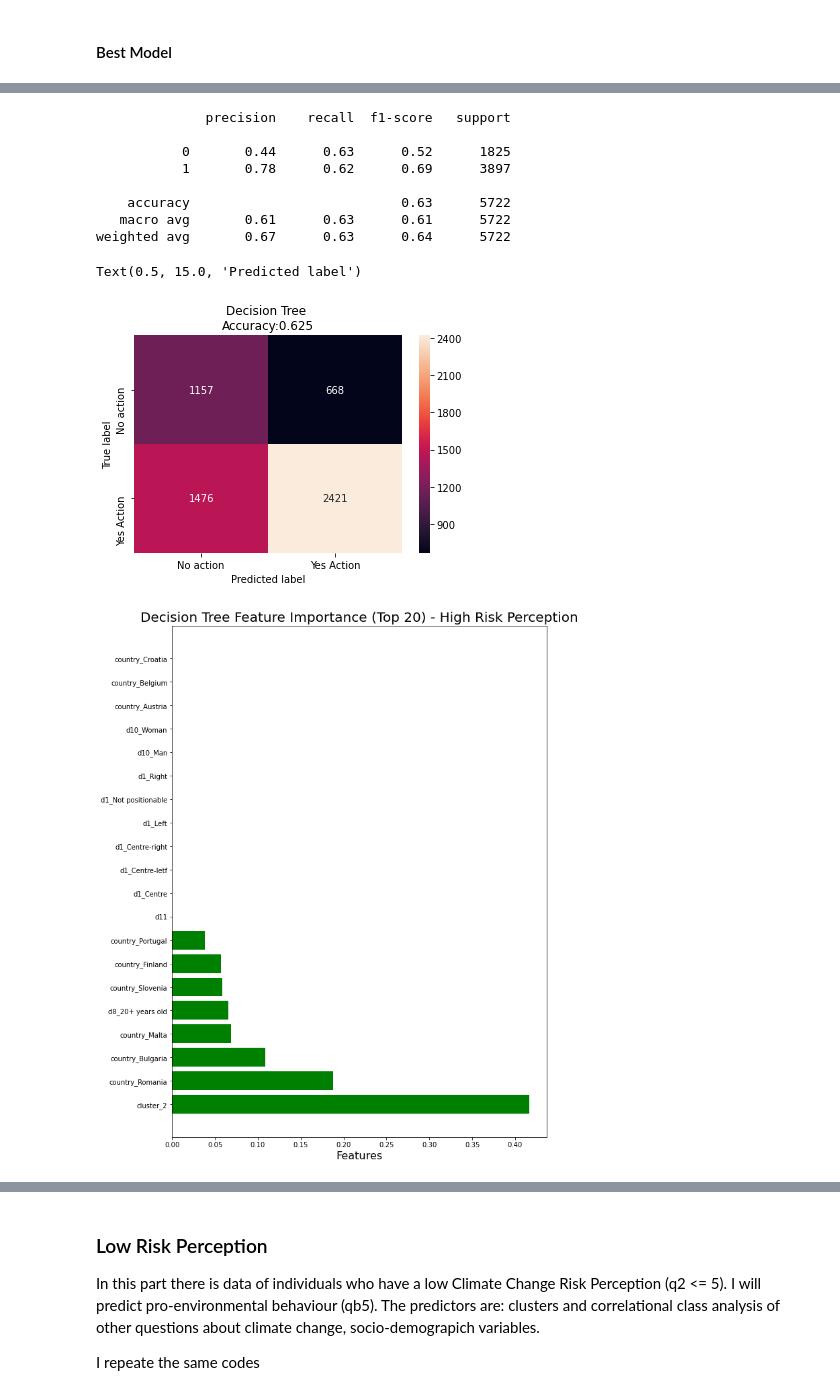
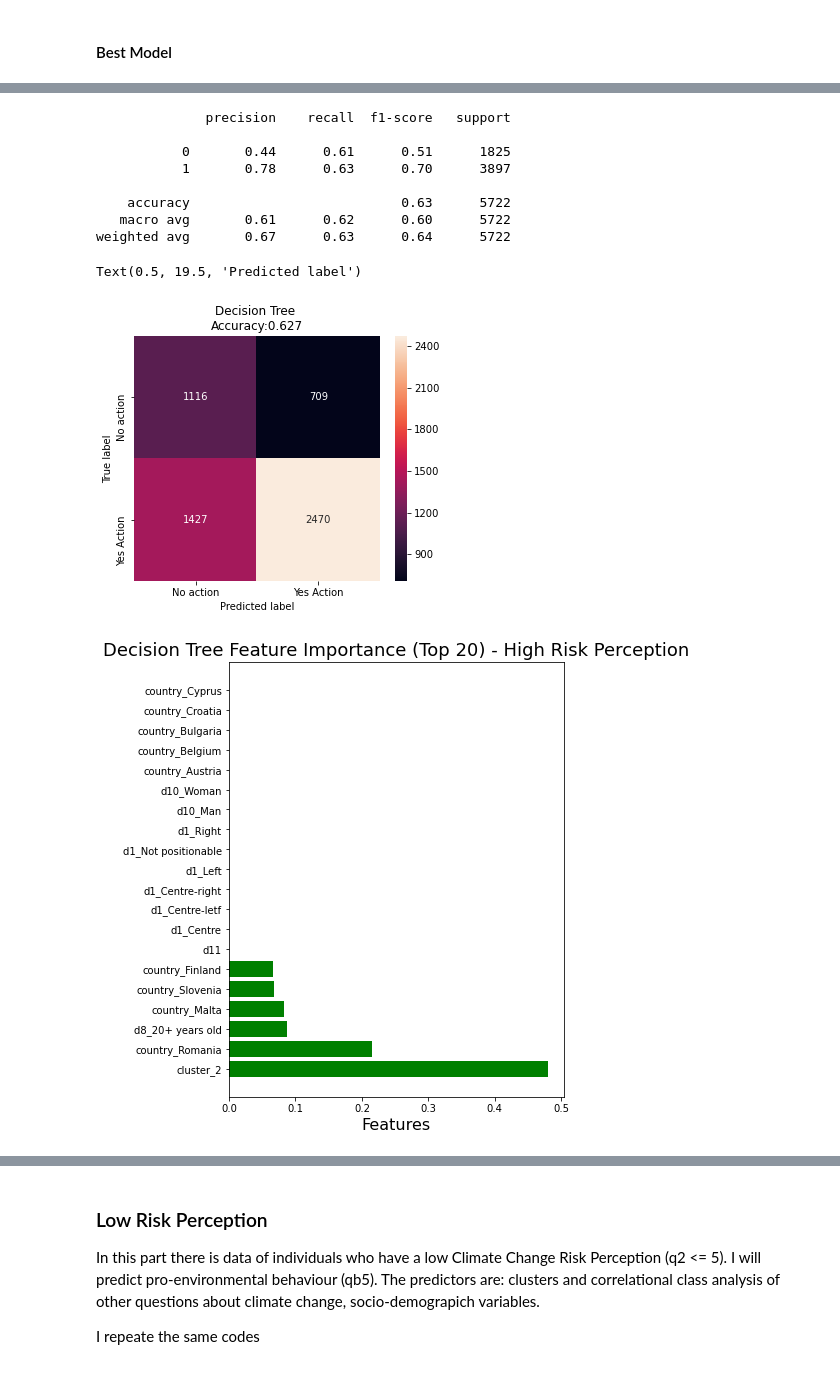
Before and after one commit to claudiagiuspoli/pro-environmental-behaviour, a Jupyter notebook: deciosn tree.ipynb, the cells around one changed output, grey strips where cells are left out. Drawn from its saved outputs; the diff is of its cells as text; code cells hidden in the pictures.

```diff
--- a/deciosn tree.ipynb
+++ b/deciosn tree.ipynb
@@ -460,7 +456,7 @@ ccp_alphas, impurities = path.ccp_alphas, path.impurities
 
 clfs = []
 for ccp_alpha in ccp_alphas:
-    clf = DecisionTreeClassifier(criterion = 'gini' , random_state=seed,ccp_alpha=ccp_alpha, class_weight= {0: 1.56739773 , 1:0.73421448},  max_depth=7, min_samples_split = 8, min_samples_leaf = 2)
+    clf = DecisionTreeClassifier(criterion = 'gini' , random_state=seed,ccp_alpha=ccp_alpha, class_weight= {0: 1.56739773 , 1:0.73421448},  max_depth=7, min_samples_split = 8, min_samples_leaf = 3)
     clf.fit(X_train, y_train)
     clfs.append(clf)
 
@@ -519,7 +515,7 @@ DecisionTreeClassifier(ccp_alpha=0.001345291370309587,
 # %%
 #fit model with best parameters
 
-clf_pruned = DecisionTreeClassifier(criterion = 'gini' , random_state=seed,ccp_alpha=0.001345291370309587, class_weight= {0: 1.56739773 , 1:0.73421448},  max_depth=7, min_samples_split = 8, min_samples_leaf = 2)
+clf_pruned = DecisionTreeClassifier(criterion = 'gini' , random_state=seed,ccp_alpha=0.0022213271836104, class_weight= {0: 1.56739773 , 1:0.73421448},  max_depth=7, min_samples_split = 8, min_samples_leaf = 3)
 clf_pruned.fit(X_train, y_train)
 pred = clf_pruned.predict(X_test)
 accuracy_score(y_test, pred)
@@ -534,4 +530,4 @@ export_graphviz(clf_pruned, out_file=dot_data,
 from pydot import graph_from_dot_data
 (graph, ) = graph_from_dot_data(dot_data.getvalue())
 Image(graph.create_png())
-#graph.write_png('action-prune2.png')
+graph.write_png('action-prune2.png')
@@ -542,51 +536,43 @@ print(classification_report(y_test, clf_pruned.predict(X_test)))
 # %% [output]
               precision    recall  f1-score   support
 
-           0       0.44      0.63      0.52      1825
-           1       0.78      0.62      0.69      3897
+           0       0.44      0.61      0.51      1825
+           1       0.78      0.63      0.70      3897
 
     accuracy                           0.63      5722
-   macro avg       0.61      0.63      0.61      5722
+   macro avg       0.61      0.62      0.60      5722
 weighted avg       0.67      0.63      0.64      5722
 # %%
-#y_pred = dt.predict(X_test)
 ac = accuracy_score(y_test,clf_pruned.predict(X_test))
-#print('Accuracy is: ',ac)
-
-
-
-#plt.figure(figsize=(5.5,4))
+plt.figure(figsize=(5.5,4.5))
 
 cm_df = confusion_matrix(y_test,clf_pruned.predict(X_test))
 cm_df = pd.DataFrame(cm_df,
                      index = ['No action','Yes Action'],
                      columns = ['No action','Yes Action'])
 sns.heatmap(cm_df,annot=True,fmt="d")
 plt.title('Decision Tree \nAccuracy:{0:.3f}'.format(accuracy_score(y_test, clf_pruned.predict(X_test))))
 plt.ylabel('True label')
 plt.xlabel('Predicted label')
 #plt.savefig('rf_confusionmatrix-df24.png')
 # %% [output]
-Text(0.5, 15.0, 'Predicted label')
+Text(0.5, 19.5, 'Predicted label')
-[figure, old version]
+[figure, new version]
 # %%
 feature_importances = list(zip(X_train, clf_pruned.feature_importances_))
 # Then sort the feature importances by most important first
 feature_importances_ranked = sorted(feature_importances, key = lambda x: x[1], reverse = True)
-# Print out the feature and importances
-#[print('Feature: {:35} Importance: {}'.format(*pair)) for pair in feature_importances_ranked];
-# Plot the top 25 feature importance
 feature_names_20 = [i[0] for i in feature_importances_ranked[:20]]
 y_ticks = np.arange(0, len(feature_names_20))
 x_axis = [i[1] for i in feature_importances_ranked[:20]]
-plt.figure(figsize = (10, 14))
+plt.figure(figsize = (6, 8))
 plt.barh(feature_names_20, x_axis, color = 'g')   #horizontal barplot
 plt.title('Decision Tree Feature Importance (Top 20) - High Risk Perception',
-          fontdict= {'fontsize' : 20})
+          fontdict= {'fontsize' : 18})
 plt.xlabel('Features',fontdict= {'fontsize' : 16})
 plt.show()
 # %% [output]
-[figure, old version]
+[figure, new version]
 # %%
 imp = pd.read_csv('imp2.csv')
 imp  = imp.sort_values('variable', ascending=True).reset_index(drop=True)
```
Also changed, not shown: parts of 22 cells of this notebook, 5 other files.
